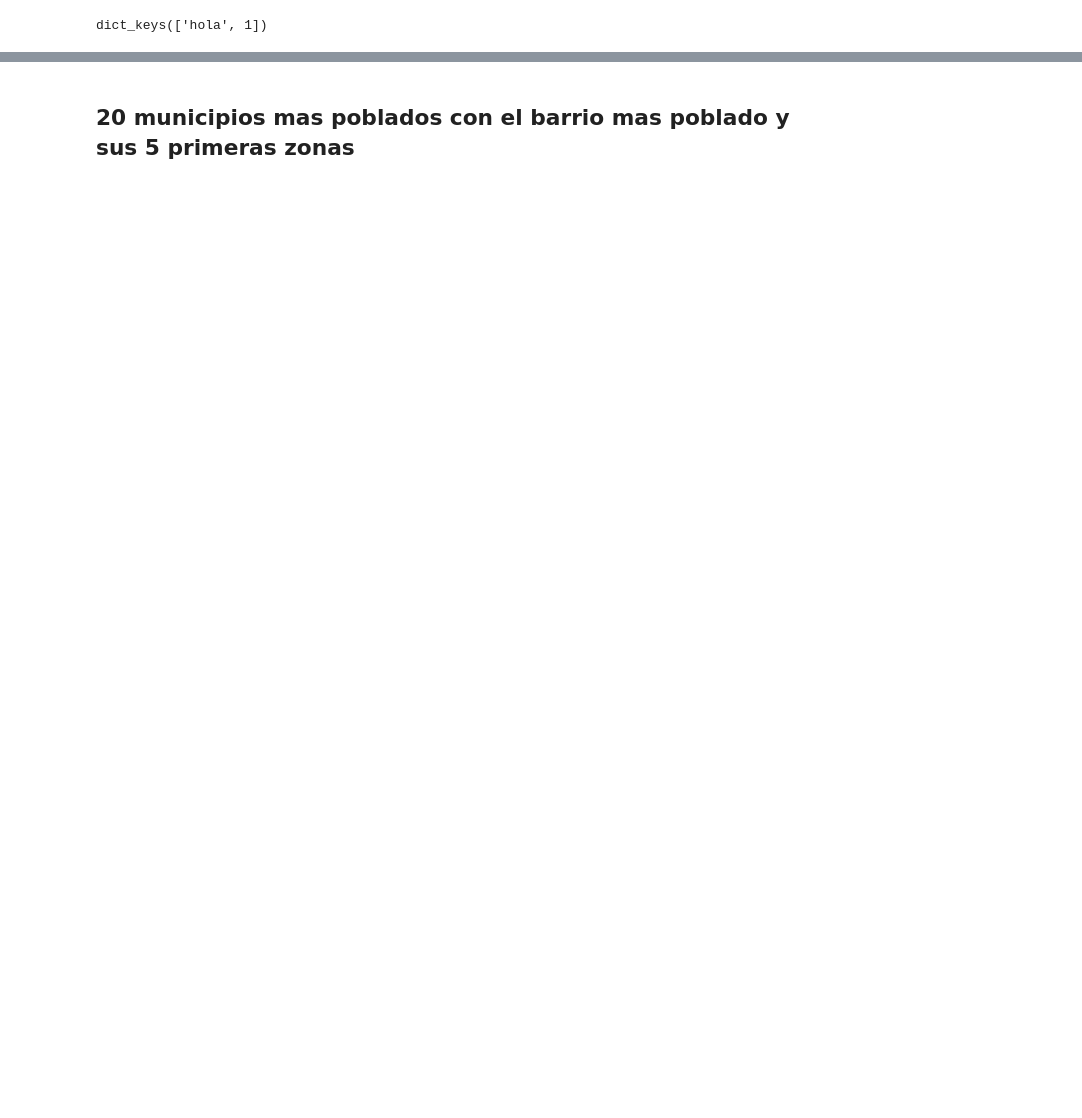
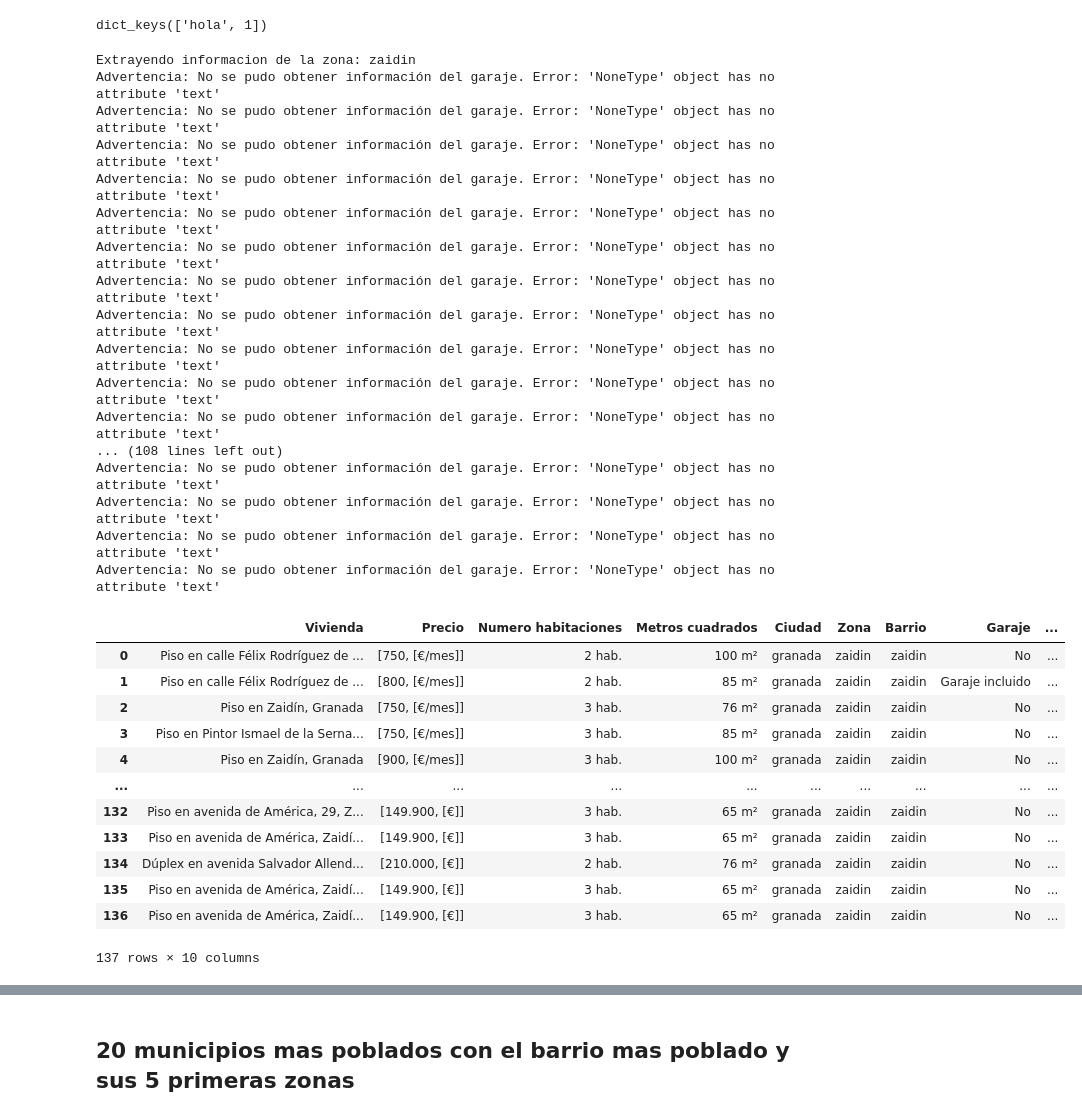
Before and after one commit to carlotagordillo2/Housing-factor, a Jupyter notebook: data/idealista.ipynb, the cells around one changed output, grey strips where cells are left out. Cells and saved outputs as stored; diff of their text form; code cells hidden in the pictures; blank space fills up the shorter version.

Commit message:
alquiler

```diff
--- a/data/idealista.ipynb
+++ b/data/idealista.ipynb
@@ -62,5 +118,5 @@ def sacar_url1 (ciudad, zona):
 # %%
-def sacar_url_mas_paginas (ciudad, zona, barrio):
+def sacar_url_mas_paginas (ciudad, zona, barrio, num):
 
     '''
     A través de la ciudad, la zona y el barrio obtenemos los datos de la pagina de idealista
@@ -71,7 +127,7 @@ def sacar_url_mas_paginas (ciudad, zona, barrio):
 
     '''
 
-    url = f"https://www.idealista.com/venta-viviendas/{ciudad}/{zona}/{barrio}/pagina-2.htm"
+    url = f"https://www.idealista.com/venta-viviendas/{ciudad}/{zona}/{barrio}/pagina-{num}.htm"
 
     headers = {"user-agent": "Mozilla/5.0 (Windows NT 10.0; Win64; x64) AppleWebKit/537.36 (KHTML, like Gecko) Chrome/96.0.4664.110 Safari/537.36",
     "accept": "text/html,application/xhtml+xml,application/xml;q=0.9,image/webp,image/apng,*/*;q=0.8",
@@ -129,0 +248,2 @@ def informacion_viviendas(soup):
+# %%
+soup = sacar_url_alquiler ('sevilla', 'centro', 'arenal-museo-tetuan')
@@ -161,10 +362,33 @@ def sacar_datos_vivienda1(anuncios_info, ciudad, zona):
 
     for anuncio in anuncios_info:
         nombre = anuncio.find(class_='item-link')['title']
-        precio = int(anuncio.find(class_='item-price h2-simulated').text.replace('€', '').replace('.', ''))
+        precio = anuncio.find(class_='item-price h2-simulated')
         numero_hab = anuncio.find(class_='item-detail-char').find_all(class_='item-detail')[0].text
         metros_cuadrados = anuncio.find(class_='item-detail-char').find_all(class_='item-detail')[1].text
         #descripcion = anuncio.find(class_='item-detail-char').find_all(class_='item-detail')[2].text
+
+        if ( 'm²' in numero_hab ):
+            descripcion = metros_cuadrados
+            metros_cuadrados = numero_hab
+            numero_hab = 'no definido'
+
+        else:
+            try:
+
+                descripcion = anuncio.find(class_='item-detail-char').find_all(class_='item-detail')[2].text
+            except Exception as e:
+                print(f"Advertencia: No se pudo obtener información de la descripción. Error: {e}")
+
+                descripcion = 'No tiene'
+
+        try:
+            garaje = anuncio.find(class_="item-parking").text
+
+        except Exception as e:
+            print(f"Advertencia: No se pudo obtener información del garaje. Error: {e}")
+
+            garaje = 'No'
+
 
         lista_viv.append(
             {'Vivienda': nombre,
@@ -173,8 +397,10 @@ def sacar_datos_vivienda1(anuncios_info, ciudad, zona):
             'Metros cuadrados': metros_cuadrados,
             'Ciudad': ciudad,
             'Zona': zona,
-            'Barrio' : zona
-            #'Descripcion': descripcion
+            'Barrio' : zona,
+            'Garaje': garaje,
+            'Descripcion': descripcion,
+            'Regimen': 'Compra'
         })
 
 
@@ -348,6 +687,39 @@ def por_zonas (ciudad, zonas):
     df_final = pd.concat(lista_df, ignore_index=True)
 
     return df_final
+# %%
+por_zonas("granada", ['zaidin'])
+# %% [output]
+Extrayendo informacion de la zona: zaidin
+Advertencia: No se pudo obtener información del garaje. Error: 'NoneType' object has no attribute 'text'
+Advertencia: No se pudo obtener información del garaje. Error: 'NoneType' object has no attribute 'text'
+Advertencia: No se pudo obtener información del garaje. Error: 'NoneType' object has no attribute 'text'
+Advertencia: No se pudo obtener información del garaje. Error: 'NoneType' object has no attribute 'text'
+Advertencia: No se pudo obtener información del garaje. Error: 'NoneType' object has no attribute 'text'
+Advertencia: No se pudo obtener información del garaje. Error: 'NoneType' object has no attribute 'text'
+Advertencia: No se pudo obtener información del garaje. Error: 'NoneType' object has no attribute 'text'
+Advertencia: No se pudo obtener información del garaje. Error: 'NoneType' object has no attribute 'text'
+Advertencia: No se pudo obtener información del garaje. Error: 'NoneType' object has no attribute 'text'
+Advertencia: No se pudo obtener información del garaje. Error: 'NoneType' object has no attribute 'text'
+Advertencia: No se pudo obtener información del garaje. Error: 'NoneType' object has no attribute 'text'
+... (108 lines left out)
+Advertencia: No se pudo obtener información del garaje. Error: 'NoneType' object has no attribute 'text'
+Advertencia: No se pudo obtener información del garaje. Error: 'NoneType' object has no attribute 'text'
+Advertencia: No se pudo obtener información del garaje. Error: 'NoneType' object has no attribute 'text'
+Advertencia: No se pudo obtener información del garaje. Error: 'NoneType' object has no attribute 'text'
+|  | Vivienda | Precio | Numero habitaciones | Metros cuadrados | Ciudad | Zona | Barrio | Garaje | ... |
+| 0 | Piso en calle Félix Rodríguez de ... | [750, [€/mes]] | 2 hab. | 100 m² | granada | zaidin | zaidin | No | ... |
+| 1 | Piso en calle Félix Rodríguez de ... | [800, [€/mes]] | 2 hab. | 85 m² | granada | zaidin | zaidin | Garaje incluido | ... |
+| 2 | Piso en Zaidín, Granada | [750, [€/mes]] | 3 hab. | 76 m² | granada | zaidin | zaidin | No | ... |
+| 3 | Piso en Pintor Ismael de la Serna... | [750, [€/mes]] | 3 hab. | 85 m² | granada | zaidin | zaidin | No | ... |
+| 4 | Piso en Zaidín, Granada | [900, [€/mes]] | 3 hab. | 100 m² | granada | zaidin | zaidin | No | ... |
+| ... | ... | ... | ... | ... | ... | ... | ... | ... | ... |
+| 132 | Piso en avenida de América, 29, Z... | [149.900, [€]] | 3 hab. | 65 m² | granada | zaidin | zaidin | No | ... |
+| 133 | Piso en avenida de América, Zaidí... | [149.900, [€]] | 3 hab. | 65 m² | granada | zaidin | zaidin | No | ... |
+| 134 | Dúplex en avenida Salvador Allend... | [210.000, [€]] | 2 hab. | 76 m² | granada | zaidin | zaidin | No | ... |
+| 135 | Piso en avenida de América, Zaidí... | [149.900, [€]] | 3 hab. | 65 m² | granada | zaidin | zaidin | No | ... |
+| 136 | Piso en avenida de América, Zaidí... | [149.900, [€]] | 3 hab. | 65 m² | granada | zaidin | zaidin | No | ... |
+137 rows × 10 columns
 # %%
 zonas_barrios = {'centro': ['arenal-museo-tetuan', 'alameda'],
                  'triana': ['calle-betis-pages-del-corro']}
```
Also changed, not shown: parts of 30 cells of this notebook, 2 other files.
